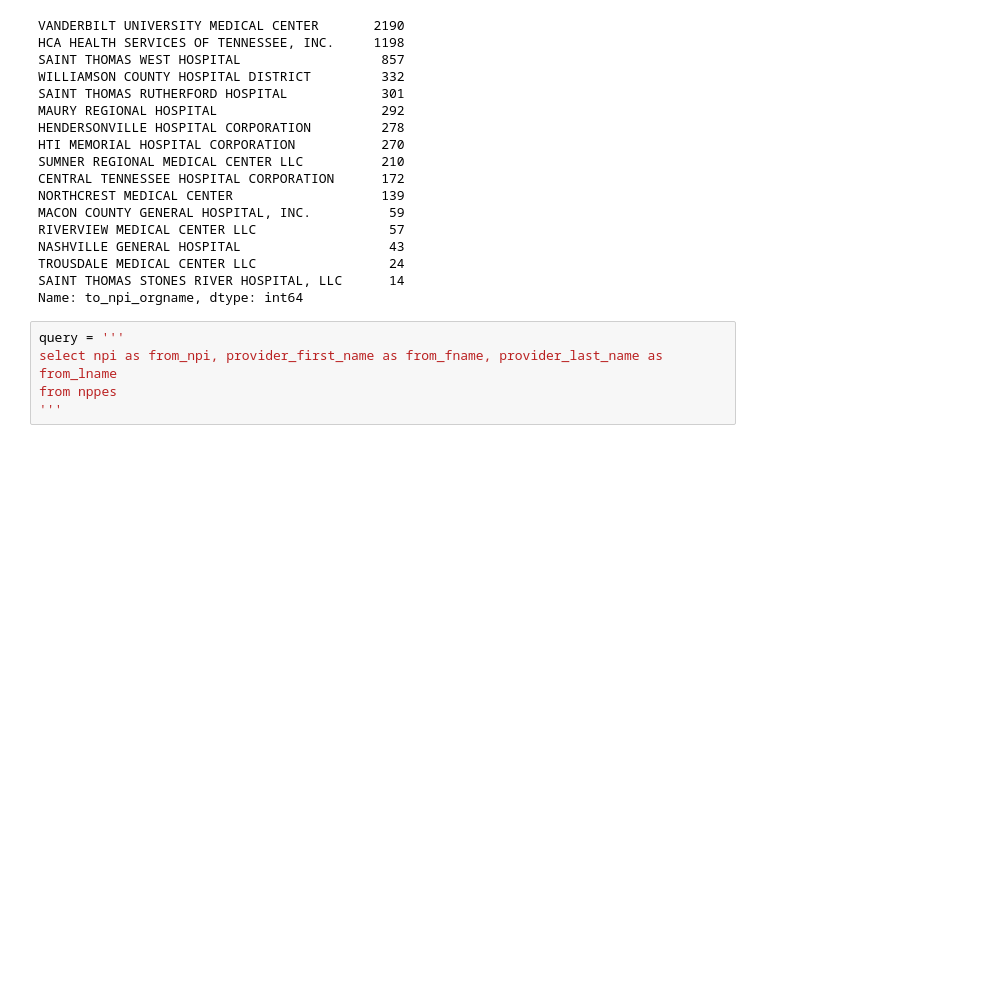
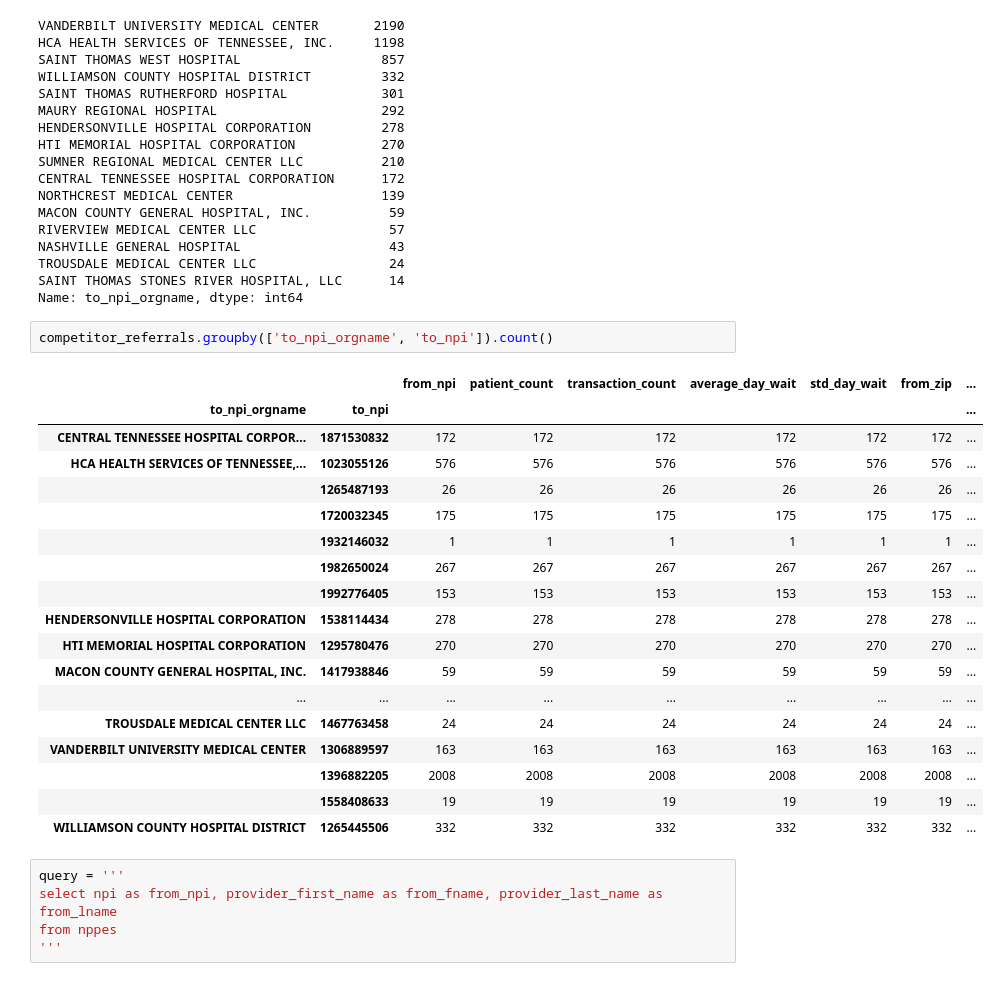
Before and after one commit to nss-data-science-cohort-4/hcbb_hop_team-motp, a Jupyter notebook: notebooks/eda_mm_01.ipynb, the cells around one changed output. Drawn from its saved outputs; the diff is of its cells as text; blank space fills up the shorter version.

```diff
--- a/notebooks/eda_mm_01.ipynb
+++ b/notebooks/eda_mm_01.ipynb
@@ -279,6 +295,27 @@ NASHVILLE GENERAL HOSPITAL                   43
 TROUSDALE MEDICAL CENTER LLC                 24
 SAINT THOMAS STONES RIVER HOSPITAL, LLC      14
 Name: to_npi_orgname, dtype: int64
+# %%
+competitor_referrals.groupby(['to_npi_orgname', 'to_npi']).count()
+# %% [output]
+|  |  | from_npi | patient_count | transaction_count | average_day_wait | std_day_wait | from_zip | ... |
+| to_npi_orgname | to_npi |  |  |  |  |  |  | ... |
+| CENTRAL TENNESSEE HOSPITAL CORPOR... | 1871530832 | 172 | 172 | 172 | 172 | 172 | 172 | ... |
+| HCA HEALTH SERVICES OF TENNESSEE,... | 1023055126 | 576 | 576 | 576 | 576 | 576 | 576 | ... |
+|  | 1265487193 | 26 | 26 | 26 | 26 | 26 | 26 | ... |
+|  | 1720032345 | 175 | 175 | 175 | 175 | 175 | 175 | ... |
+|  | 1932146032 | 1 | 1 | 1 | 1 | 1 | 1 | ... |
+|  | 1982650024 | 267 | 267 | 267 | 267 | 267 | 267 | ... |
+|  | 1992776405 | 153 | 153 | 153 | 153 | 153 | 153 | ... |
+| HENDERSONVILLE HOSPITAL CORPORATION | 1538114434 | 278 | 278 | 278 | 278 | 278 | 278 | ... |
+| HTI MEMORIAL HOSPITAL CORPORATION | 1295780476 | 270 | 270 | 270 | 270 | 270 | 270 | ... |
+| MACON COUNTY GENERAL HOSPITAL, INC. | 1417938846 | 59 | 59 | 59 | 59 | 59 | 59 | ... |
+| ... | ... | ... | ... | ... | ... | ... | ... | ... |
+| TROUSDALE MEDICAL CENTER LLC | 1467763458 | 24 | 24 | 24 | 24 | 24 | 24 | ... |
+| VANDERBILT UNIVERSITY MEDICAL CENTER | 1306889597 | 163 | 163 | 163 | 163 | 163 | 163 | ... |
+|  | 1396882205 | 2008 | 2008 | 2008 | 2008 | 2008 | 2008 | ... |
+|  | 1558408633 | 19 | 19 | 19 | 19 | 19 | 19 | ... |
+| WILLIAMSON COUNTY HOSPITAL DISTRICT | 1265445506 | 332 | 332 | 332 | 332 | 332 | 332 | ... |
 # %%
 query = '''
 select npi as from_npi, provider_first_name as from_fname, provider_last_name as from_lname
```
Also changed, not shown: parts of 37 cells of this notebook.
